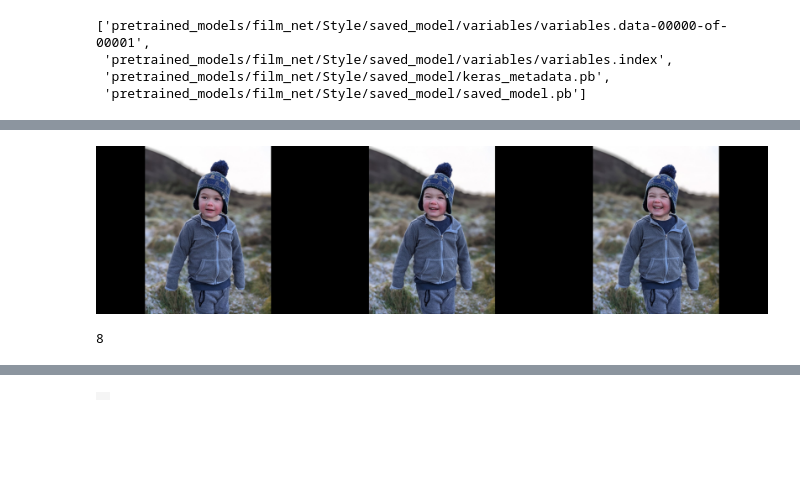
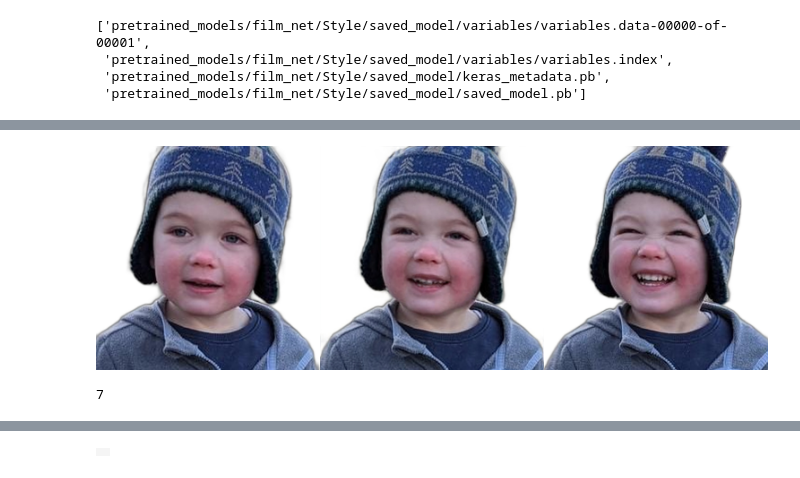
Before and after one commit to Sparshsing/ai_timelapse, a Jupyter notebook: simple_interpolation.ipynb, the cells around one changed output, grey strips where cells are left out. Drawn from its saved outputs; the diff is of its cells as text; code cells hidden in the pictures; blank space fills up the shorter version.

Commit message:
face timelapse support added

```diff
--- a/simple_interpolation.ipynb
+++ b/simple_interpolation.ipynb
@@ -243,0 +248,41 @@ new_size
+# %%
+# Preprocess images
+
+#  save copy of images
+orig_frame1 = frame1
+orig_frame2 = frame2
+frame1 = tempfile.mktemp(suffix='.jpg')
+frame2 = tempfile.mktemp(suffix='.jpg')
+img1 = Image.open(orig_frame1)
+img2 = Image.open(orig_frame2)
+img1.save(frame1)
+img2.save(frame2)
+
+# handle orientation of images
+img1 = correct_image_orientation(img1)
+img2 = correct_image_orientation(img2)
+img1.save(frame1)
+img2.save(frame2)
+
+if preprocess_face:
+    try:
+        fix_images.process_face_image(
+            frame1,
+            frame1,
+            background_color=(255, 255, 255),  # White background
+            save_bbox_preview=False
+            )
+        fix_images.process_face_image(
+            frame2,
+            frame2,
+            background_color=(255, 255, 255),  # White background
+            save_bbox_preview=False
+            )
+    except Exception as e:
+        print('Error in preprocessing images for face')
+else:
+    new_size = get_new_size(frame1)
+    img1 = img1.resize(new_size)
+    img2 = img2.resize(new_size)
+    img1.save(frame1)
+    img2.save(frame2)
@@ -263,3 +312,3 @@ Your kernel may have been built without NUMA support.
 # %%
-output_frames = predictor.predict(im1, im2, times_to_interpolate=1, out_dir=output_dir, img_size=new_size)
+output_frames = predictor.predict(frame1, frame2, times_to_interpolate=1)
 # %% [output]
@@ -274,13 +321,13 @@ if os.path.exists(output_dir):
 os.makedirs(output_dir, exist_ok=True)
 output_images = save_frames(output_frames, output_dir)
 # %%
-concat_images([im1, output_images[0], im2])
+concat_images([frame1, output_images[0], frame2])
 # %% [output]
-[figure, old version]
+[figure, new version]
 # %%
-duration = 10
+duration = 5
 times_to_interpolate = int(math.log(duration*30, 2))
 times_to_interpolate
 # %% [output]
-8
+7
 # %%
```
Also changed, not shown: parts of 18 cells of this notebook, 20 other files.
